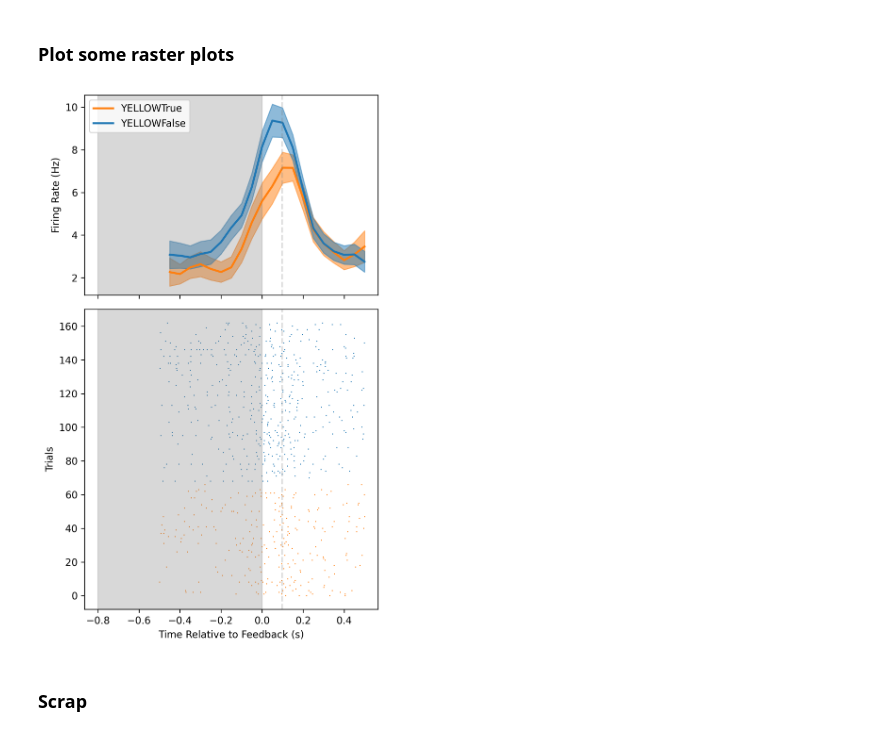
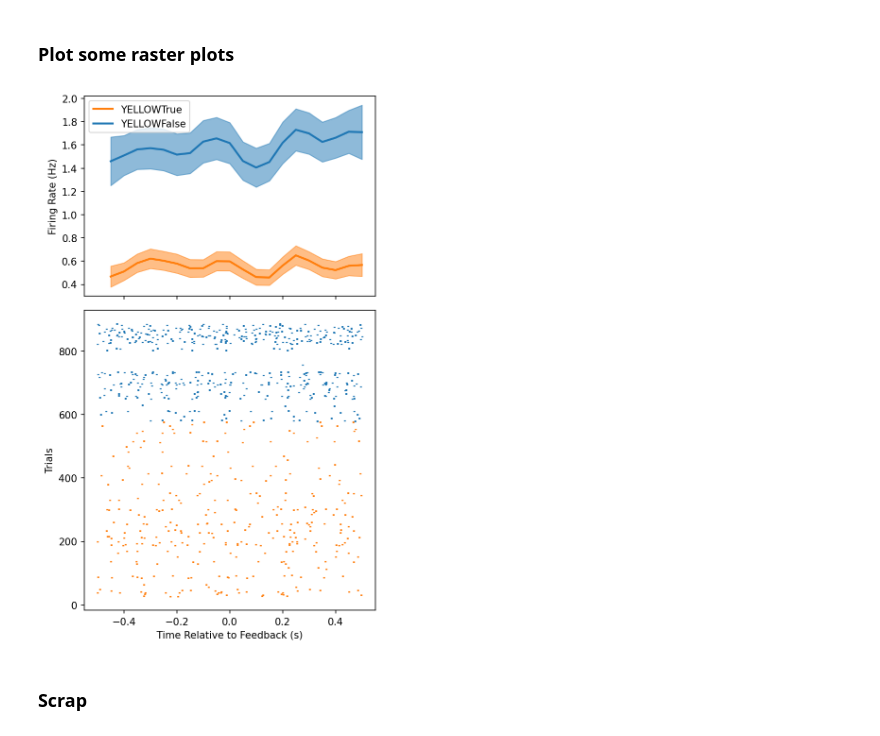
Before and after one commit to pqz317/wcst_decode, a Jupyter notebook: notebooks/20240405_examine_value_glms.ipynb, the cells around one changed output. Cells and saved outputs as stored; diff of their text form; code cells hidden in the pictures.

```diff
--- a/notebooks/20240405_examine_value_glms.ipynb
+++ b/notebooks/20240405_examine_value_glms.ipynb
@@ -64,8 +62,6 @@ for unit in merged.UnitID.unique():
     ax.legend()
 # %% [markdown]
 ### Look at firing rates of some units
-# %%
-unit_id = 27
 # %%
 SESS_BEHAVIOR_PATH = "/data/rawdata/sub-SA/sess-{sess_name}/behavior/sub-SA_sess-{sess_name}_object_features.csv"
 
@@ -116,6 +112,8 @@ def plot_features_frs_for_unit(unit_row):
             }
         visualization_utils.plot_mean_frs_by_group(session, unit_id, frs, valid_beh_rpes, group_name, pos, axs[i], mode="FiringRate", group_colors=group_colors)
 # %%
-unit_row = positions[positions.UnitID == unit_id].iloc[0]
+pseudo_unit_id = 2018100208
+positions = spike_utils.get_unit_positions(sessions)
+unit_row = positions[positions.PseudoUnitID == pseudo_unit_id].iloc[0]
 plot_features_frs_for_unit(unit_row)
 # %% [output]
@@ -176,10 +178,26 @@ def plot_unit_by_feature_value(unit_row, feature, ax):
 # %%
-# pseudo_unit_id = 2018092006
-# pseudo_unit_id = 2018080611
+# # pseudo_unit_id = 2018092006
+# # pseudo_unit_id = 2018080611
+# # pseudo_unit_id = 2018071238
+# pseudo_unit_id = 2018092012
+# # pseudo_unit_id = 2018100217
+# # pseudo_unit_id = 2018100201
+# # pseudo_unit_id = 2018071238
+# # pseudo_unit_id = 2018100220
+# # pseudo_unit_id = 2018092012
+# # pseudo_unit_id = 2018092414
+# pseudo_unit_id = 2018080817
 pseudo_unit_id = 2018100211
 unit_row = positions[positions.PseudoUnitID == pseudo_unit_id].iloc[0]
-fig, axs = plt.subplots(3, 4, figsize=(20, 10))
+fig, axs = plt.subplots(3, 4, figsize=(20, 10), sharex=True)
 for i, feature in enumerate(FEATURES):
     ax = axs[int(i / 4), i % 4]
     plot_unit_by_feature_value(unit_row, feature, ax)
+# hip_units = positions[positions.structure_level3 == "hippocampal_formation (HF)"]
+# for pseudo_unit_id in hip_units.PseudoUnitID.unique():
+#     unit_row = positions[positions.PseudoUnitID == pseudo_unit_id].iloc[0]
+#     fig, axs = plt.subplots(3, 4, figsize=(20, 10), sharex=True)
+#     for i, feature in enumerate(FEATURES):
+#         ax = axs[int(i / 4), i % 4]
+#         plot_unit_by_feature_value(unit_row, feature, ax)
 # %% [output]
@@ -208,7 +214,7 @@ def plot_raster(unit, spike_times, beh, order_col, group_name, group_colors, gro
         group_offset += len(group_beh)
         spikes = pd.merge(unit_spikes, group_beh, on="TrialNumber")
         spikes["X"] = (spikes.SpikeTimeFromStart - PRE_INTERVAL) / 1000
-        ax.scatter(spikes.X, spikes.Y, marker="_", linewidths=1, label=group, s=1, color=group_colors[group])
+        ax.scatter(spikes.X, spikes.Y, marker="_", linewidths=1.5, label=group, s=3, color=group_colors[group])
 # %%
 unit_row = positions[positions.PseudoUnitID == pseudo_unit_id].iloc[0]
 feature = "YELLOW"
@@ -224,15 +230,12 @@ valid_beh = behavioral_utils.get_valid_trials(beh)
 feature_selections = behavioral_utils.get_selection_features(valid_beh)
 valid_beh = pd.merge(valid_beh, feature_selections, on="TrialNumber", how="inner")
 beh = behavioral_utils.get_feature_values_per_session(session, valid_beh)
-# beh = beh[beh.Response == "Correct"]
-# feature_dim = FEATURE_TO_DIM[feature]
-# beh = beh[beh[feature_dim] == feature]
 
 beh["PrevResponse"] = beh.Response.shift()
 feature_dim = FEATURE_TO_DIM[feature]
 beh[f"Prev{feature_dim}"] = beh[feature_dim].shift()
-beh = beh[beh["PrevResponse"] == "Correct"]
-beh = beh[beh[f"Prev{feature_dim}"] == feature]
+# beh = beh[beh["PrevResponse"] == "Correct"]
+# beh = beh[beh[f"Prev{feature_dim}"] == feature]
 
 beh["ValueGroup"] = beh[feature + "Value"] > threshold
 beh["ValueGroup"] = feature + beh["ValueGroup"].astype(str)
@@ -243,39 +246,35 @@ pos = spike_utils.get_manual_structure(pos)
 fr_path = f"/data/patrick_res/firing_rates/{session}_firing_rates_{PRE_INTERVAL}_{EVENT}_{POST_INTERVAL}_{INTERVAL_SIZE}_bins_{SMOOTH}_smooth.pickle"
 frs = pd.read_pickle(fr_path)
 
 SUBJECT = "SA"
 spike_times = spike_general.get_spike_times(None, SUBJECT, session, species_dir="/data")
 intervals = behavioral_utils.get_trial_intervals(valid_beh, EVENT, PRE_INTERVAL, POST_INTERVAL)
 spike_by_trial_interval = spike_utils.get_spikes_by_trial_interval(spike_times, intervals)
 spike_by_trial_interval.TrialNumber = spike_by_trial_interval.TrialNumber.astype(int)
 
 group_name = "ValueGroup"
 group_colors = {
     feature + "False": "tab:blue",
     feature + "True": "tab:orange",
 }
 # group_ordering = ["POLKADOT", "SWIRL", "ESCHER", "RIPPLE"]
 group_ordering = [feature + "True", feature + "False"]
 
-fig, axs = plt.subplots(2, 1, figsize=(5, 8), gridspec_kw={'height_ratios': [4, 6]}, sharex=True, dpi=300)
+fig, axs = plt.subplots(2, 1, figsize=(5, 8), gridspec_kw={'height_ratios': [4, 6]}, sharex=True, dpi=150)
 
 ax = axs[0]
 visualization_utils.plot_mean_frs_by_group(
     session, unit_id, frs, beh, group_name, pos, ax,
     mode="FiringRate", group_colors=group_colors, group_order=group_ordering, set_ax=False
 )
-ax.axvspan(-0.8, 0, alpha=0.3, color='gray')
-ax.axvline(0.098, alpha=0.3, color='gray', linestyle='dashed')
 ax.set_ylabel("Firing Rate (Hz)")
 ax = axs[1]
 plot_raster(unit_id, spike_by_trial_interval, beh, feature + "Value", group_name, group_colors, group_ordering, ax)
-ax.axvspan(-0.8, 0, alpha=0.3, color='gray')
-ax.axvline(0.098, alpha=0.3, color='gray', linestyle='dashed')
 ax.set_ylabel("Trials")
 ax.set_xlabel("Time Relative to Feedback (s)")
 fig.tight_layout()
 # %% [output]
-[figure, old version]
+[figure, new version]
 # %% [markdown]
 ### Scrap
 # %%
```
Also changed, not shown: parts of 4 cells of this notebook, 10 other files.
